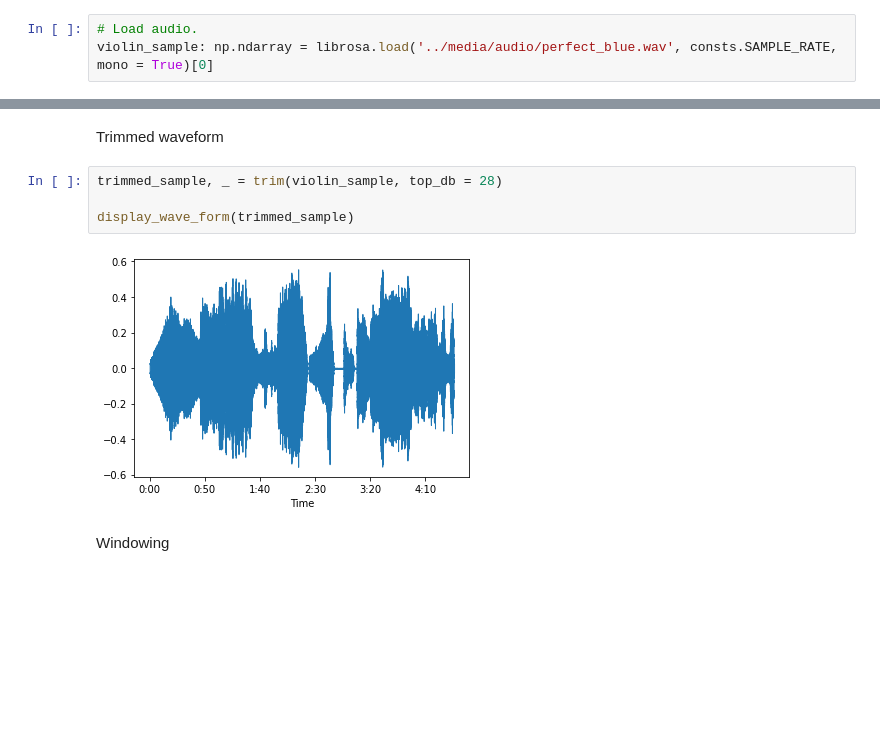
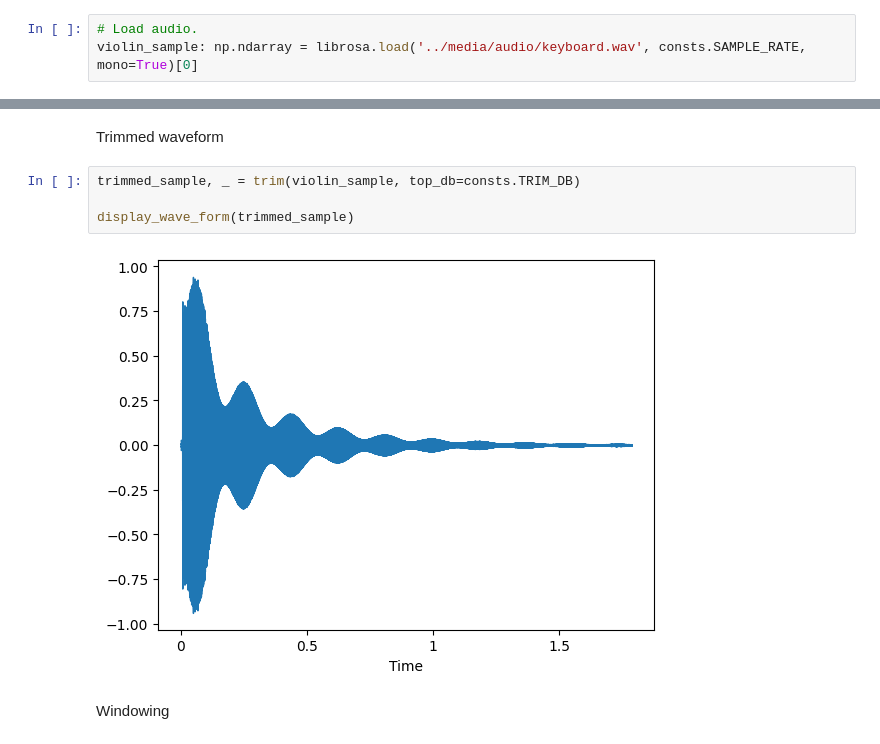
Before and after one commit to wammy19/auditory-deep-dreamer, a Jupyter notebook: jupyter-notebooks/7_librosa_utils_examples.ipynb, the cells around one changed output, grey strips where cells are left out. Drawn from its saved outputs; the diff is of its cells as text; blank space fills up the shorter version.

```diff
--- a/jupyter-notebooks/7_librosa_utils_examples.ipynb
+++ b/jupyter-notebooks/7_librosa_utils_examples.ipynb
@@ -9,7 +8,7 @@ import utils.constants as consts
 from utils.displays import display_wave_form
 # %%
 # Load audio.
-violin_sample: np.ndarray = librosa.load('../media/audio/perfect_blue.wav', consts.SAMPLE_RATE, mono = True)[0]
+violin_sample: np.ndarray = librosa.load('../media/audio/keyboard.wav', consts.SAMPLE_RATE, mono=True)[0]
 # %% [markdown]
 Pre onset trimming waveform
 # %%
@@ -19,11 +18,11 @@ display_wave_form(violin_sample)
 # %% [markdown]
 Trimmed waveform
 # %%
-trimmed_sample, _ = trim(violin_sample, top_db = 28)
+trimmed_sample, _ = trim(violin_sample, top_db=consts.TRIM_DB)
 
 display_wave_form(trimmed_sample)
 # %% [output]
-[figure, old version]
+[figure, new version]
 # %% [markdown]
 Windowing
 # %%
```
Also changed, not shown: parts of 2 cells of this notebook, 4 other files.
